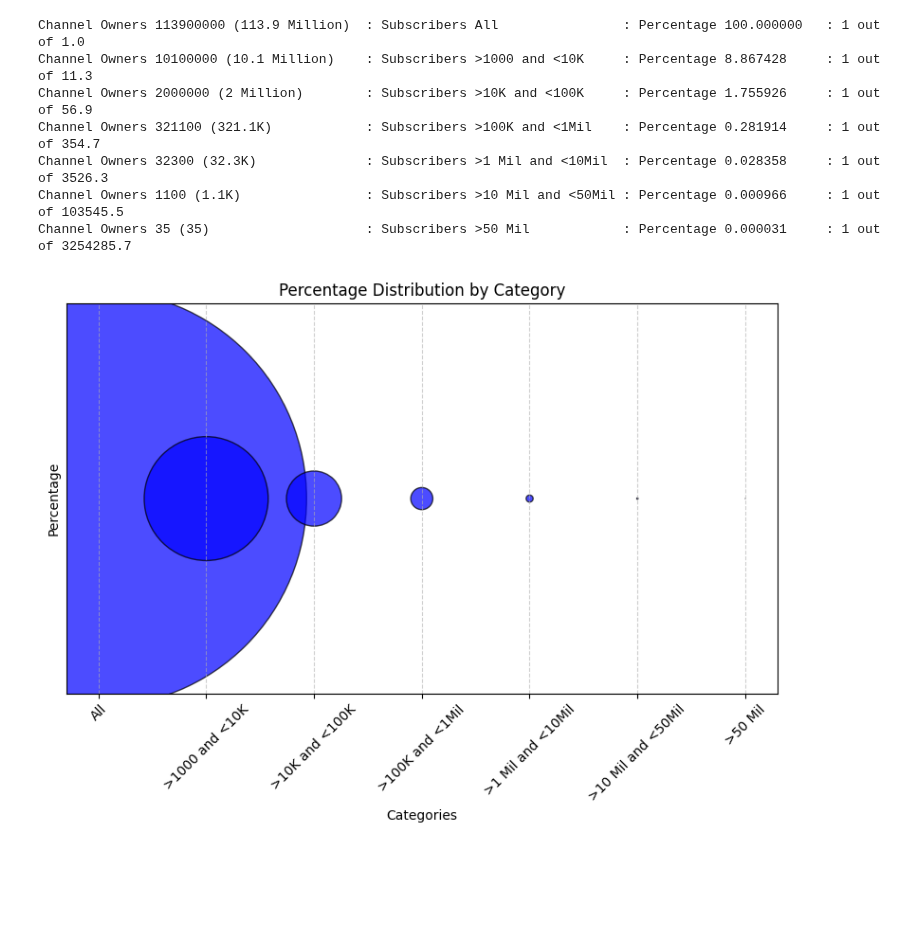
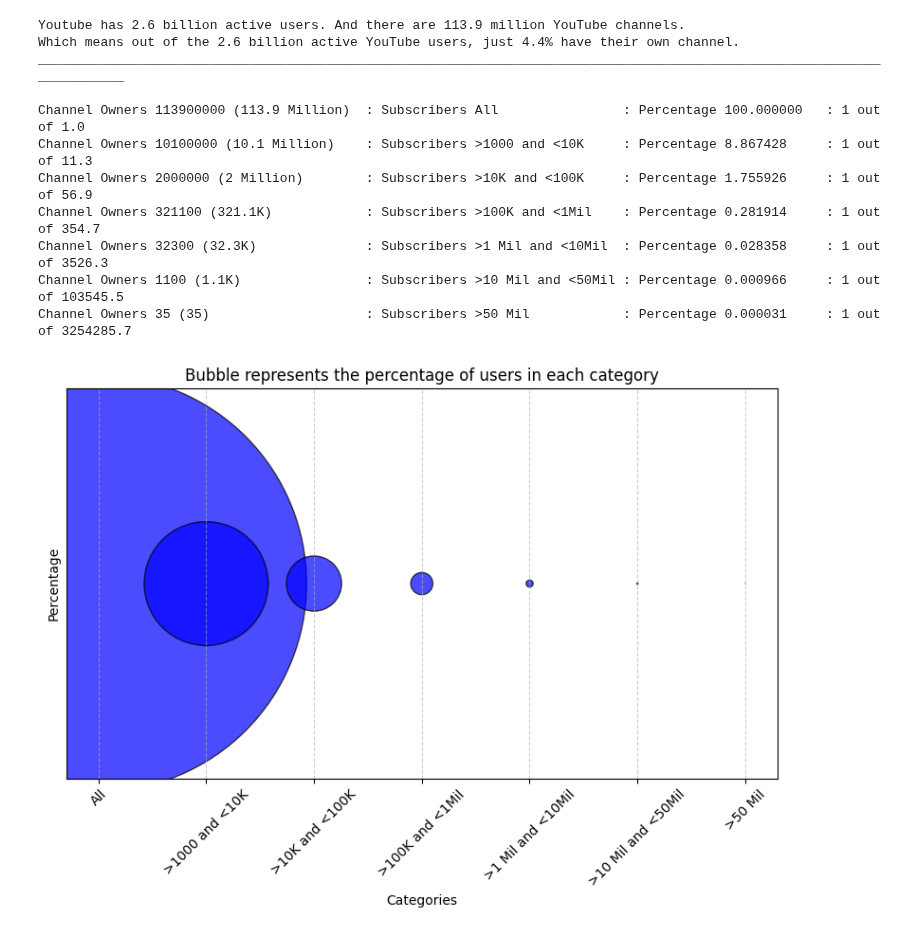
Before and after one commit to YesInAJiffy/Python, a Jupyter notebook: YouTubeStatistics.ipynb, the cells around one changed output. Drawn from its saved outputs; the diff is of its cells as text; code cells hidden in the pictures; blank space fills up the shorter version.

```diff
--- a/YouTubeStatistics.ipynb
+++ b/YouTubeStatistics.ipynb
@@ -10,6 +10,13 @@ total_value = 2600  # 2.6 Bn Adjust this value to represent the total sum of all
 percentages = [x / total_value * 100 for x in [113.9, 10.1, 2, .3211, 32300/1000000, 1100/1000000, 35/1000000]]  # Calculate percentages
 '''
 
+print("\033[31mYoutube has 2.6 billion active users. And there are 113.9 million YouTube channels. \033[0m")  # Red color code
+dark_blue_color = "\033[34m"
+text_to_print = "Which means out of the 2.6 billion active YouTube users, just 4.4% have their own channel."
+end_code = "\033[0m"
+print(dark_blue_color + text_to_print + end_code)
+print("\033[92m_______________________________________________________________________________________________________________________\033[0m")  # Bright green code
+print(" ")
 categories = ["All", ">1000 and <10K", ">10K and <100K", ">100K and <1Mil", ">1 Mil and <10Mil", ">10 Mil and <50Mil", ">50 Mil"]
 userinText = ["113.9 Million", "10.1 Million", "2 Million", "321.1K", "32.3K", "1.1K", "35"]
 total_value = 113.9  # 2.6 Bn Adjust this value to represent the total sum of all percentages
@@ -36,7 +43,7 @@ plt.scatter(categories, [1 for _ in categories], s=bubble_sizes, c='blue', alpha
 # Add category labels and title
 plt.xlabel("Categories")
 plt.ylabel("Percentage")
-plt.title("Percentage Distribution by Category")
+plt.title("Bubble represents the percentage of users in each category")
 
 # Add percentages as text labels to bubbles (optional)
 #for i, (txt, size) in enumerate(zip(categories, percentages)):
@@ -54,32 +61,36 @@ plt.show()
 numbers = percentages
 
 
 # Scaling factor for bubble size (adjust as needed)
 scaling_factor = 50000
 
 # Create a scatter plot with bubble sizes based on numbers
 plt.figure(figsize=(12, 10))
 #plt.scatter(range(len(numbers)), numbers, s=[n * scaling_factor for n in numbers], c='purple', alpha=0.7, edgecolors='black')
 plt.scatter(categories, users, s=[n * scaling_factor for n in numbers], c='purple', alpha=0.7, edgecolors='black')
 
 # Add labels and title
 plt.xlabel("Index")  # Replace with your specific label if needed
 plt.ylabel("Subscriber Count")
 plt.title("Bubble Size Represents Number")
 
 # Optional: Add data point labels (numbers) above the bubbles
 #for i, num in enumerate(numbers):
 #    plt.text(i, num + 5, str(num), ha='center')  # Adjust vertical offset for readability
 
 plt.grid(True)
 plt.show()
 # %% [output]
+Youtube has 2.6 billion active users. And there are 113.9 million YouTube channels.
+Which means out of the 2.6 billion active YouTube users, just 4.4% have their own channel.
+_______________________________________________________________________________________________________________________
+
 Channel Owners 113900000 (113.9 Million)  : Subscribers All                : Percentage 100.000000   : 1 out of 1.0
 Channel Owners 10100000 (10.1 Million)    : Subscribers >1000 and <10K     : Percentage 8.867428     : 1 out of 11.3
 Channel Owners 2000000 (2 Million)        : Subscribers >10K and <100K     : Percentage 1.755926     : 1 out of 56.9
 Channel Owners 321100 (321.1K)            : Subscribers >100K and <1Mil    : Percentage 0.281914     : 1 out of 354.7
 Channel Owners 32300 (32.3K)              : Subscribers >1 Mil and <10Mil  : Percentage 0.028358     : 1 out of 3526.3
 Channel Owners 1100 (1.1K)                : Subscribers >10 Mil and <50Mil : Percentage 0.000966     : 1 out of 103545.5
 Channel Owners 35 (35)                    : Subscribers >50 Mil            : Percentage 0.000031     : 1 out of 3254285.7
-[figure, old version]
+[figure, new version]
 [figure]
```
